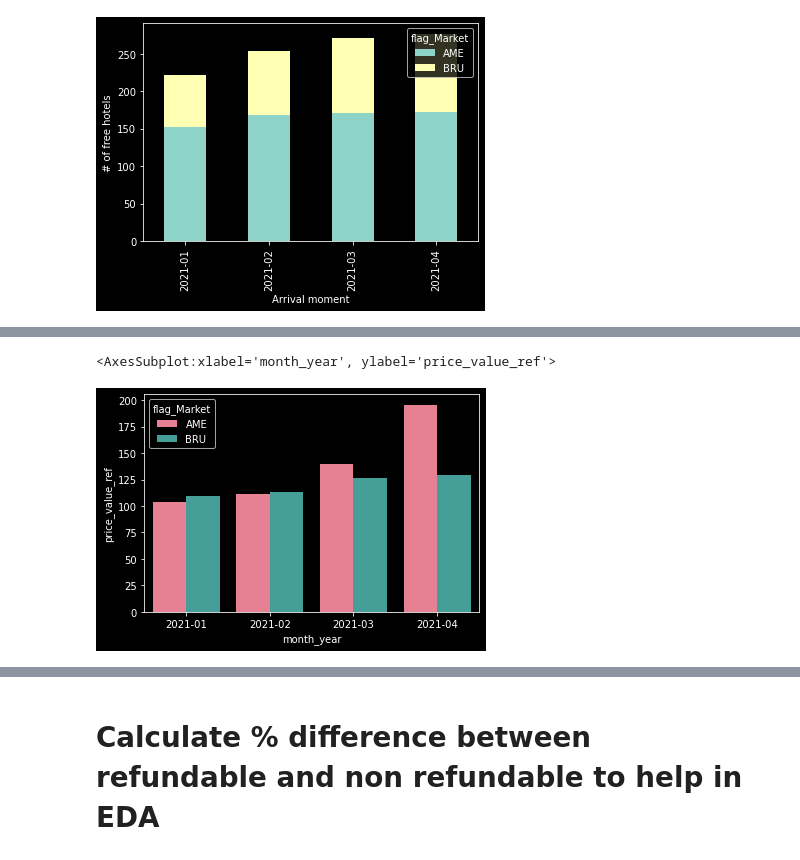
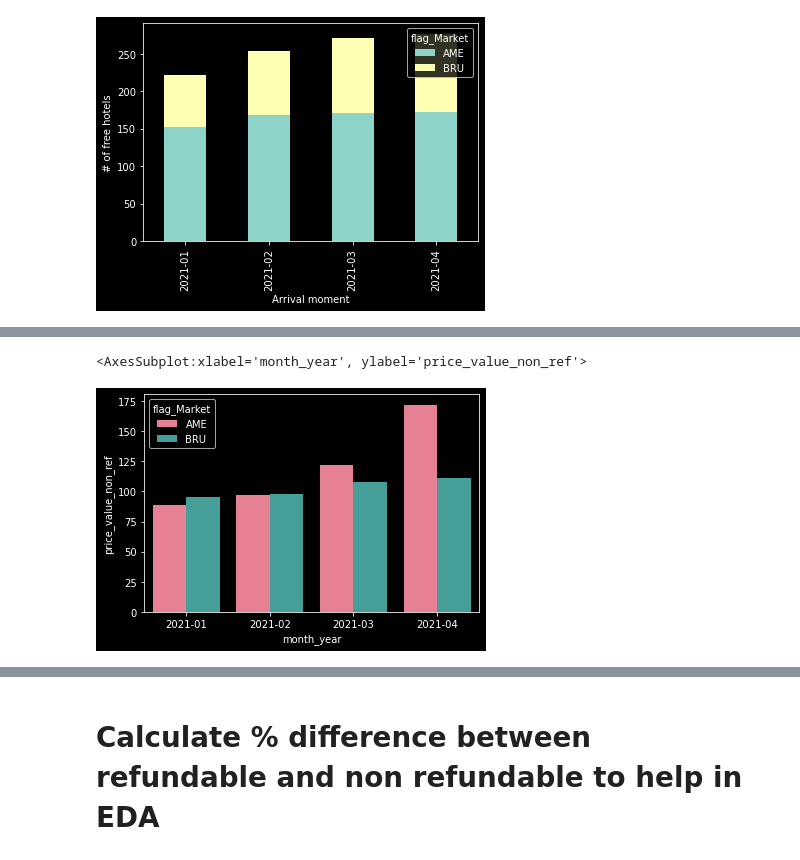
Before and after one commit to jmmvr/Lighthouse_EDA, a Jupyter notebook: 01. EDA_JR.ipynb, the cells around one changed output, grey strips where cells are left out. Cells and saved outputs as stored; diff of their text form; code cells hidden in the pictures.

```diff
--- a/01. EDA_JR.ipynb
+++ b/01. EDA_JR.ipynb
@@ -260,5 +295,12 @@ Text(0, 0.5, '# of free hotels')
 # %%
+# Create YYYYMM
 df_joined['month_year'] = pd.to_datetime(df_joined['arrival_date']).dt.to_period('M')
+# Flag DayOfWeek, with Monday=0, Sunday=6
+df_joined['day_of_week'] = pd.to_datetime(df_joined['arrival_date']).dt.dayofweek
+# Flag Weekends
+df_joined['is_weekend'] = pd.to_datetime(df_joined['arrival_date']).dt.dayofweek >= 5
+
+# Aggregations
 df_agg1 = df_joined.query("is_sold_out == False").groupby(
     [
         'flag_Market',
@@ -278,14 +437,14 @@ Text(0, 0.5, '# of free hotels')
 # %%
 # What are the overall pricing patterns?
-df_agg1 = df_joined[df_joined[['price_value_ref']].notnull().all(1)].groupby(
+df_agg1 = df_joined[df_joined[['price_value_non_ref']].notnull().all(1)].groupby(
     [
         'flag_Market',
         'month_year'
     ]
-)['price_value_ref'].mean().reset_index()
+)['price_value_non_ref'].mean().reset_index()
 # df_agg2 = df_agg1.pivot_table('price_value_ref', 'month_year', 'flag_Market').reset_index()
 # df_agg1
-sns.barplot(data=df_agg1, x='month_year', y='price_value_ref', hue='flag_Market', palette = 'husl')
+sns.barplot(data=df_agg1, x='month_year', y='price_value_non_ref', hue='flag_Market', palette = 'husl')
 # %% [output]
-<AxesSubplot:xlabel='month_year', ylabel='price_value_ref'>
+<AxesSubplot:xlabel='month_year', ylabel='price_value_non_ref'>
-[figure, old version]
+[figure, new version]
```
Also changed, not shown: parts of 12 cells of this notebook.
